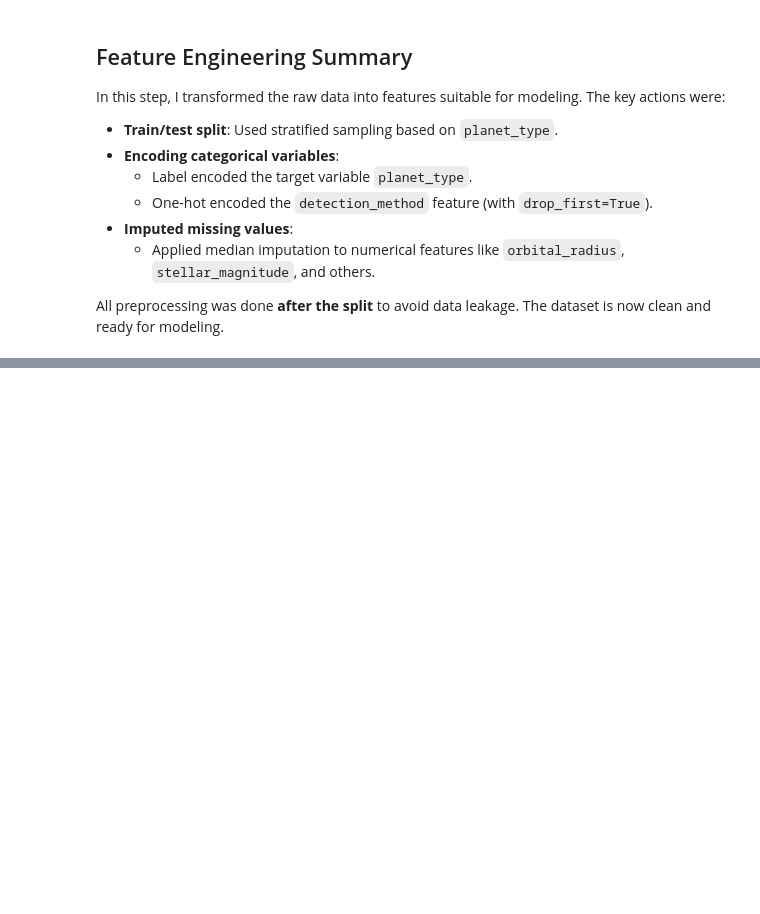
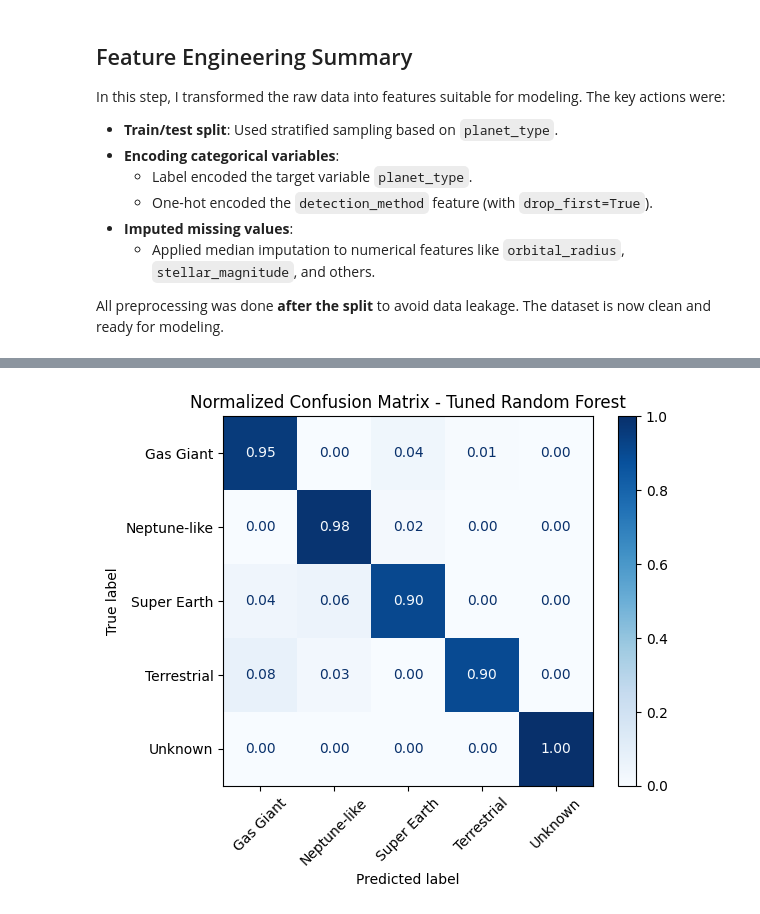
Before and after one commit to Psc30/ml-portfolio-project, a Jupyter notebook: exoplanet_classification.ipynb, the cells around one changed output, grey strips where cells are left out. Saved outputs shown, nothing was run; the diff lists cells and outputs as text; code cells hidden in the pictures; blank space fills up the shorter version.

Commit message:
Finalize exoplanet classification project with model, evaluation, and README

```diff
--- a/exoplanet_classification.ipynb
+++ b/exoplanet_classification.ipynb
@@ -239,0 +296,16 @@ All preprocessing was done **after the split** to avoid data leakage. The datase
+# %%
+# Logistic Regression pipeline with scaling and balanced class weights
+logreg_pipeline = Pipeline([('scaler', StandardScaler()),('model', LogisticRegression(class_weight = 'balanced', max_iter = 1000, random_state = 42))])
+
+# Create StratifiedKFold object to handle imbalanced target classes
+skf = StratifiedKFold(n_splits = 5, shuffle = True, random_state = 42)
+
+# Cross-validation scores
+logreg_scores = cross_val_score(logreg_pipeline, X_train, y_train, cv = skf, scoring = 'accuracy', error_score = 'raise') # Error_score will raise an error instead of silently continuing
+print('Logistic Regression Stratified CV Accuracy:', logreg_scores.mean())
+
+# Fit and evaluate
+logreg_pipeline.fit(X_train, y_train)
+y_pred_logreg = logreg_pipeline.predict(X_test)
+print('\nLogistic Regression Classification Report:')
+print(classification_report(y_test, y_pred_logreg, target_names = le.classes_))
@@ -239,0 +327,16 @@ All preprocessing was done **after the split** to avoid data leakage. The datase
+# %%
+# Random Forest pipeline (no need for scaling with Random Forest since it doesn't care about feature scaling)
+rf_pipeline = Pipeline([('model', RandomForestClassifier(n_estimators = 100, random_state = 42))])
+
+# Create StratifiedKFold object to handle imbalanced target classes
+skf = StratifiedKFold(n_splits = 5, shuffle = True, random_state = 42)
+
+# Cross-validation scores
+rf_scores = cross_val_score(rf_pipeline, X_train, y_train, cv = skf, scoring = 'accuracy' , error_score = 'raise')
+print("Random Forest Stratified CV Accuracy:", rf_scores.mean())
+
+# Fit and evaluate
+rf_pipeline.fit(X_train, y_train)
+y_pred_rf = rf_pipeline.predict(X_test)
+print("\nRandom Forest Classification Report:")
+print(classification_report(y_test, y_pred_rf, target_names = le.classes_))
@@ -239,0 +462,11 @@ All preprocessing was done **after the split** to avoid data leakage. The datase
+# %%
+# Generate normalized confusion matrix
+cm = confusion_matrix(y_test, y_pred, normalize = 'true')
+
+# Display it with labels
+disp = ConfusionMatrixDisplay(confusion_matrix = cm, display_labels = le.classes_)
+disp.plot(cmap = 'Blues', xticks_rotation = 45, values_format = '.2f')
+plt.title('Normalized Confusion Matrix - Tuned Random Forest')
+plt.show()
+# %% [output]
+[figure, added]
```
Also changed, not shown: parts of 15 cells of this notebook, 1 other file.
